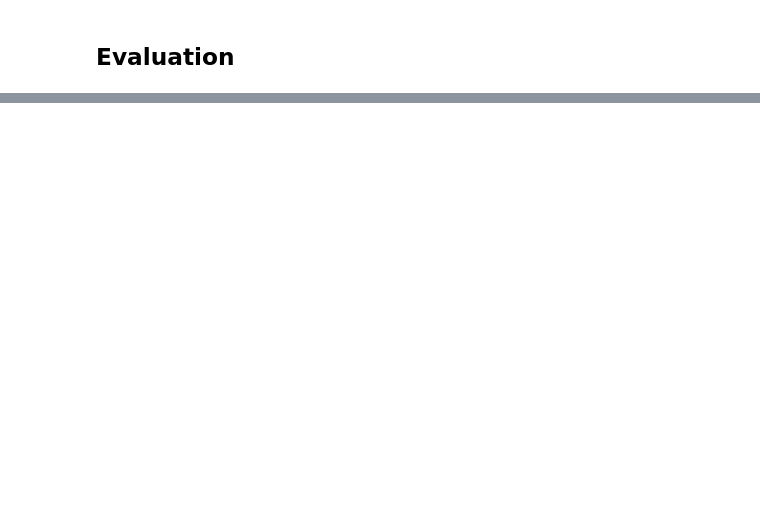
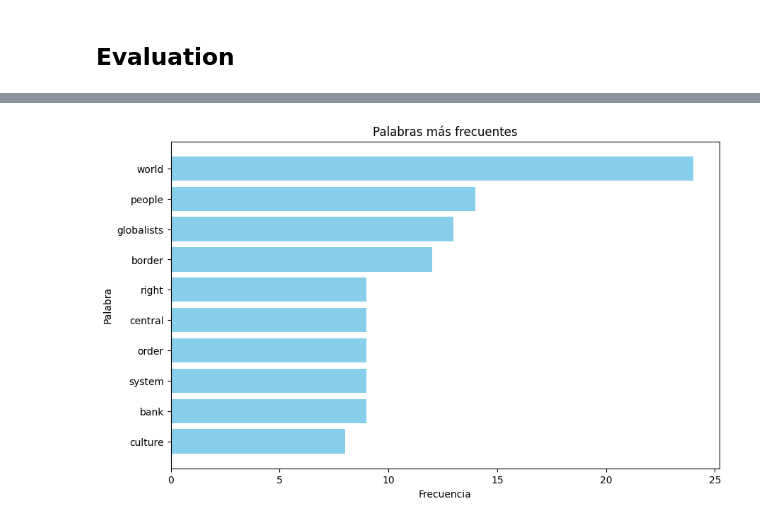
Before and after one commit to LuisFelipePoma/Fake_News_Detector, a Jupyter notebook: src/model/code.ipynb, the cells around one changed output, grey strips where cells are left out. Saved outputs shown, nothing was run; the diff lists cells and outputs as text; code cells hidden in the pictures; blank space fills up the shorter version.

Commit message:
vector de frecuencias

```diff
--- a/src/model/code.ipynb
+++ b/src/model/code.ipynb
@@ -390,0 +452,27 @@ plt.show()
+# %%
+# Bolsa de palabras
+vectorizer = CountVectorizer(max_features=5000, stop_words=stopwords.words('english'))
+
+# Ahora le solicitamos utilizando nuestro conjunto de datos que construya el vocabulario y tambien transforme nuestro texto
+texto_features = vectorizer.fit_transform(df['features'][0])
+
+palabras = vectorizer.get_feature_names_out()
+
+frecuencias = texto_features.toarray()
+# %%
+frecuencias_totales = frecuencias.sum(axis=0)
+
+# Obtener las palabras más frecuentes y sus frecuencias
+palabras_mas_frecuentes = [palabras[i] for i in frecuencias_totales.argsort()[::-1][:10]]
+frecuencias_mas_frecuentes = [frecuencias_totales[i] for i in frecuencias_totales.argsort()[::-1][:10]]
+
+# Crear un gráfico de barras horizontal
+plt.figure(figsize=(10, 6))
+plt.barh(palabras_mas_frecuentes, frecuencias_mas_frecuentes, color='skyblue')
+plt.xlabel('Frecuencia')
+plt.ylabel('Palabra')
+plt.title('Palabras más frecuentes')
+plt.gca().invert_yaxis()  # Invertir el eje y para mostrar las palabras más frecuentes arriba
+plt.show()
+# %% [output]
+[figure, added]
```
Also changed, not shown: parts of 13 cells of this notebook.
